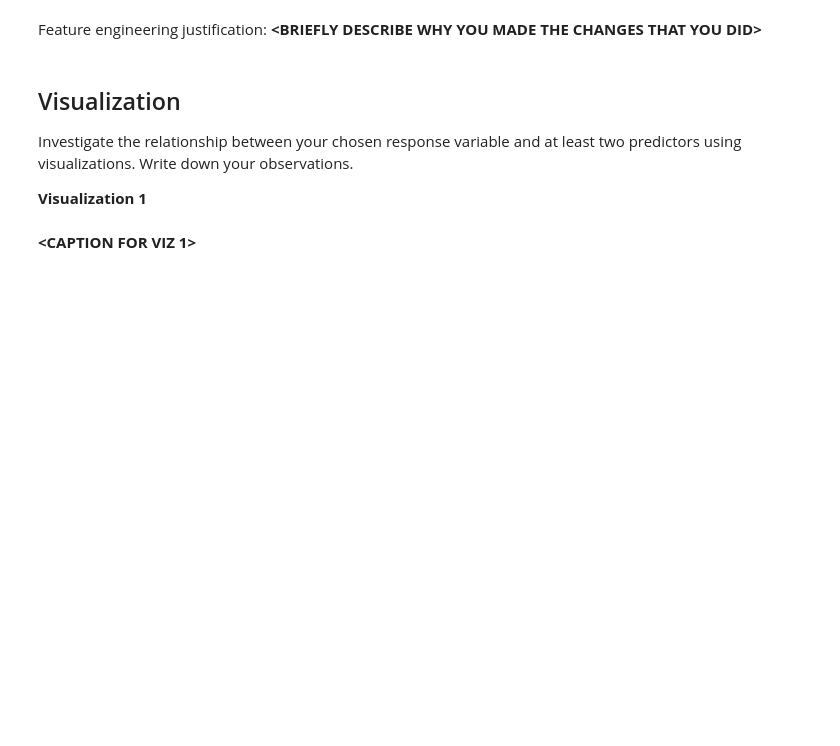
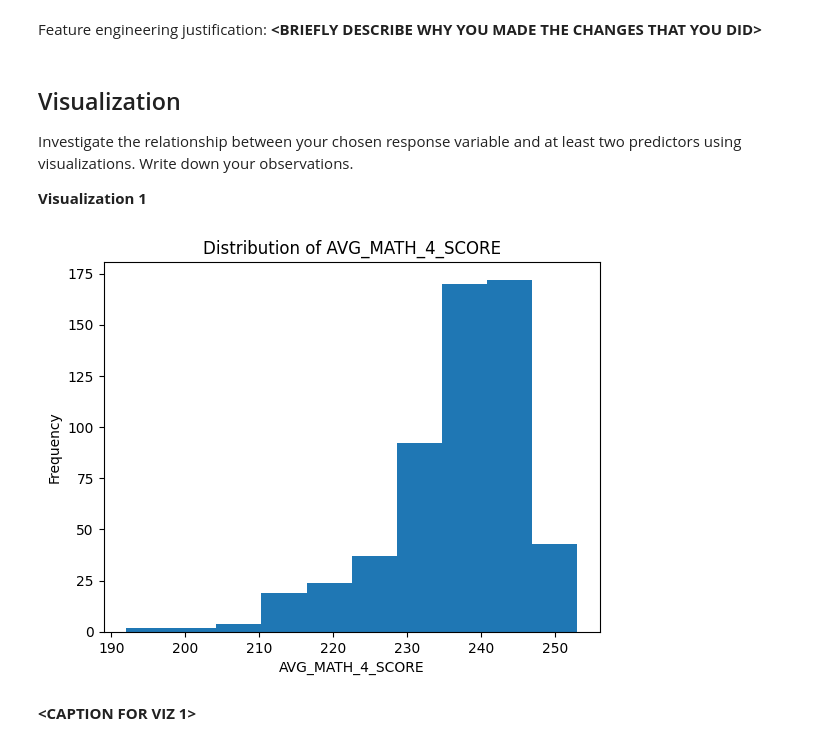
Before and after one commit to aethom00/mdst, a Jupyter notebook: tutorial1/checkpoint1.ipynb, the cells around one changed output. Cells and saved outputs as stored; diff of their text form; code cells hidden in the pictures; blank space fills up the shorter version.

```diff
--- a/tutorial1/checkpoint1.ipynb
+++ b/tutorial1/checkpoint1.ipynb
@@ -39,11 +39,15 @@ import matplotlib as mpl
 # %% [markdown]
 Load in the "states_edu.csv" dataset and take a look at the head of the data
 # %%
-dataset = pd.read_csv("../data/states_edu.csv")
+data = pd.read_csv("../data/states_edu.csv")
 # %% [markdown]
 You should always familiarize yourself with what each column in the dataframe represents. Read about the states_edu dataset here: https://www.kaggle.com/noriuk/us-education-datasets-unification-project
 # %% [markdown]
 Use this space to rename columns, deal with missing data, etc. _(optional)_
+# %%
+response_variable = 'AVG_MATH_4_SCORE'
+
+data = data.dropna(subset=[response_variable])
 # %% [markdown]
 <h2>Exploratory Data Analysis (EDA) </h2>
 # %% [markdown]
@@ -72,5 +115,7 @@ You can also create your own features. For example, perhaps you figured that may
 
 Use this space to modify or create features.
+# %%
+data['EXPENDITURE_PER_STUDENT'] = data['TOTAL_EXPENDITURE'] / data['ENROLL']
 # %% [markdown]
 Feature engineering justification: **<BRIEFLY DESCRIBE WHY YOU MADE THE CHANGES THAT YOU DID\>**
 # %% [markdown]
@@ -79,6 +124,16 @@ Feature engineering justification: **<BRIEFLY DESCRIBE WHY YOU MADE THE CHANGES
 Investigate the relationship between your chosen response variable and at least two predictors using visualizations. Write down your observations.
 
 **Visualization 1**
+# %%
+import matplotlib.pyplot as plt
+
+plt.hist(data[response_variable])
+plt.title('Distribution of ' + response_variable)
+plt.xlabel(response_variable)
+plt.ylabel('Frequency')
+plt.show()
+# %% [output]
+[figure, added]
 # %% [markdown]
 **<CAPTION FOR VIZ 1>**
 # %% [markdown]
```
Also changed, not shown: parts of 22 cells of this notebook.
